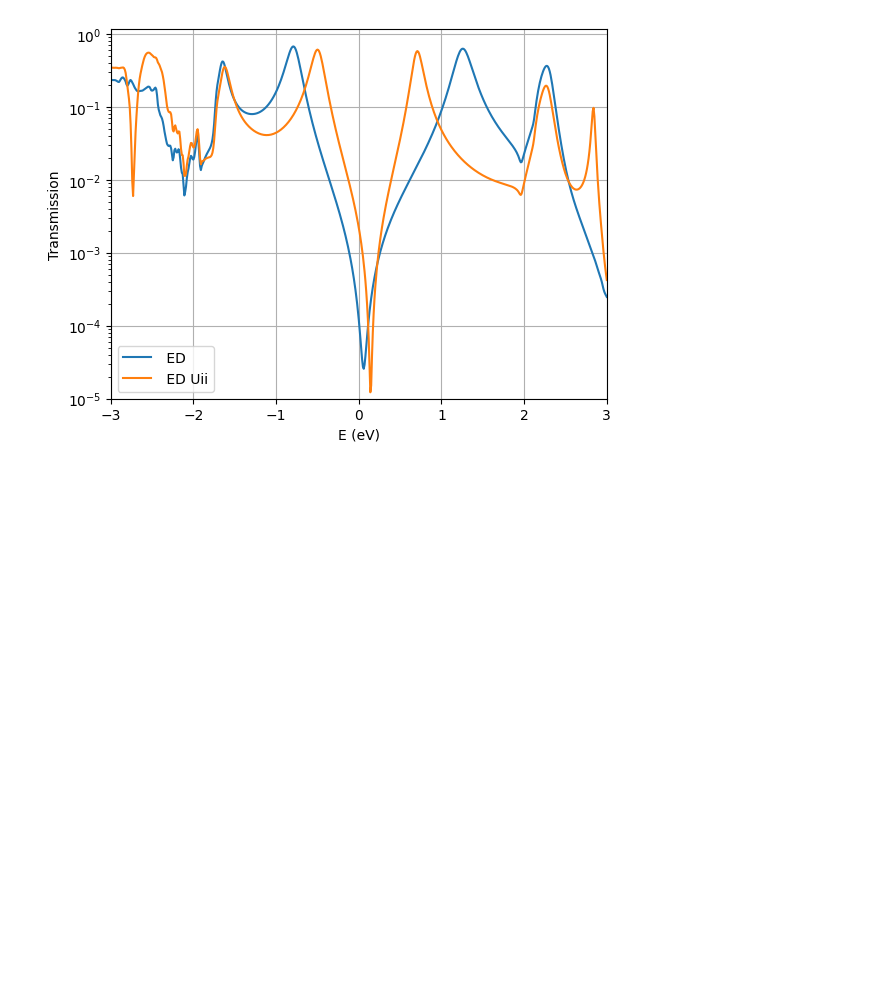
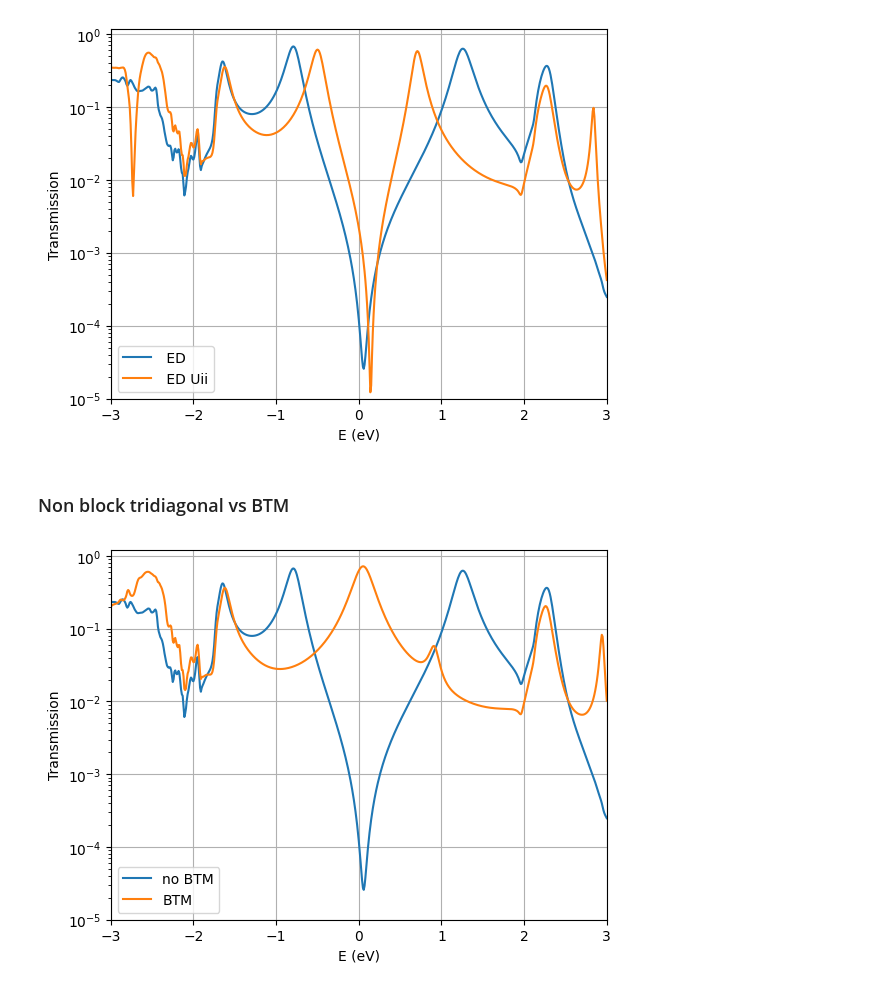
Before and after one commit to aj0337/qtpyt-tests, a Jupyter notebook: pentadienyl/production_run/analysis.ipynb, the cells around one changed output. Drawn from its saved outputs; the diff is of its cells as text; code cells hidden in the pictures; blank space fills up the shorter version.

Commit message:
Tests on BTM vs non-BTM in pentadienyl

```diff
--- a/pentadienyl/production_run/analysis.ipynb
+++ b/pentadienyl/production_run/analysis.ipynb
@@ -282,3 +282,20 @@ plt.legend()
 plt.show()
 # %% [output]
 [figure]
+# %% [markdown]
+### Non block tridiagonal vs BTM
+# %%
+E, T_btm = np.load("./output/lowdin/ed/ET.npy")
+_, T_non_btm = np.load("./output/lowdin/ed/vertex_tests/ET_non_btm_no_correction.npy")
+plt.plot(E, T_btm, label='no BTM')
+plt.plot(E, T_non_btm, label='BTM')
+plt.yscale('log')
+plt.xlabel("E (eV)")
+plt.ylabel("Transmission")
+plt.xlim(-3, 3)
+plt.grid(True)
+plt.ylim(bottom=1e-5)
+plt.legend()
+plt.show()
+# %% [output]
+[figure, added]
```
Also changed, not shown: parts of 3 cells of this notebook, 10 other files.
